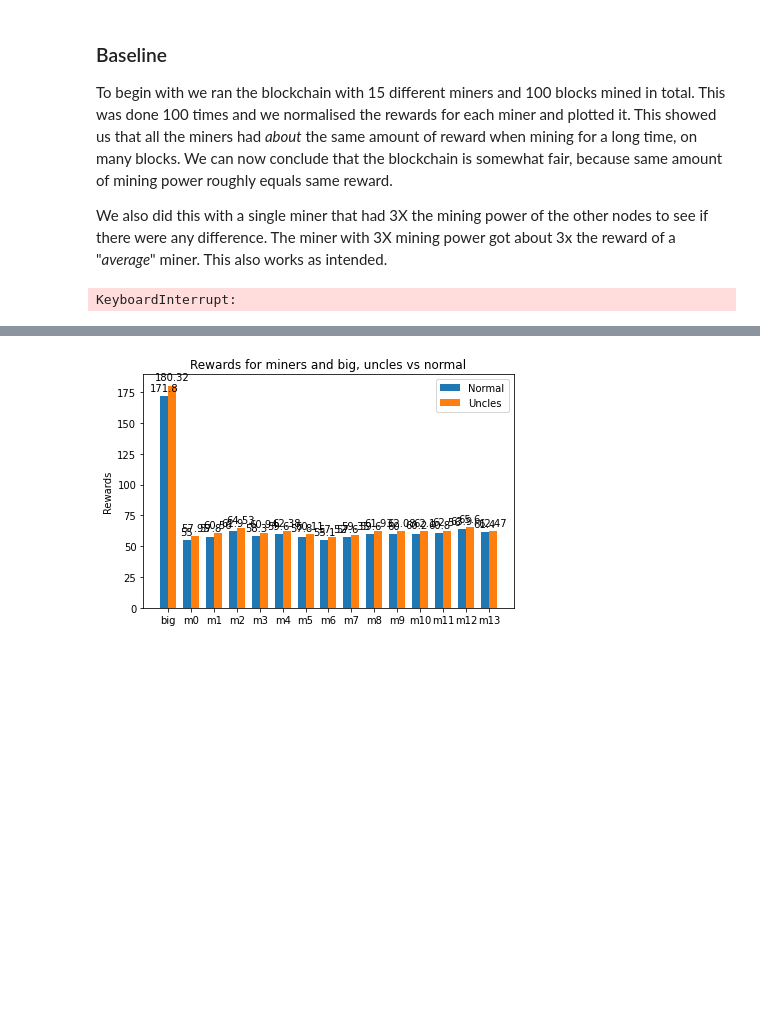
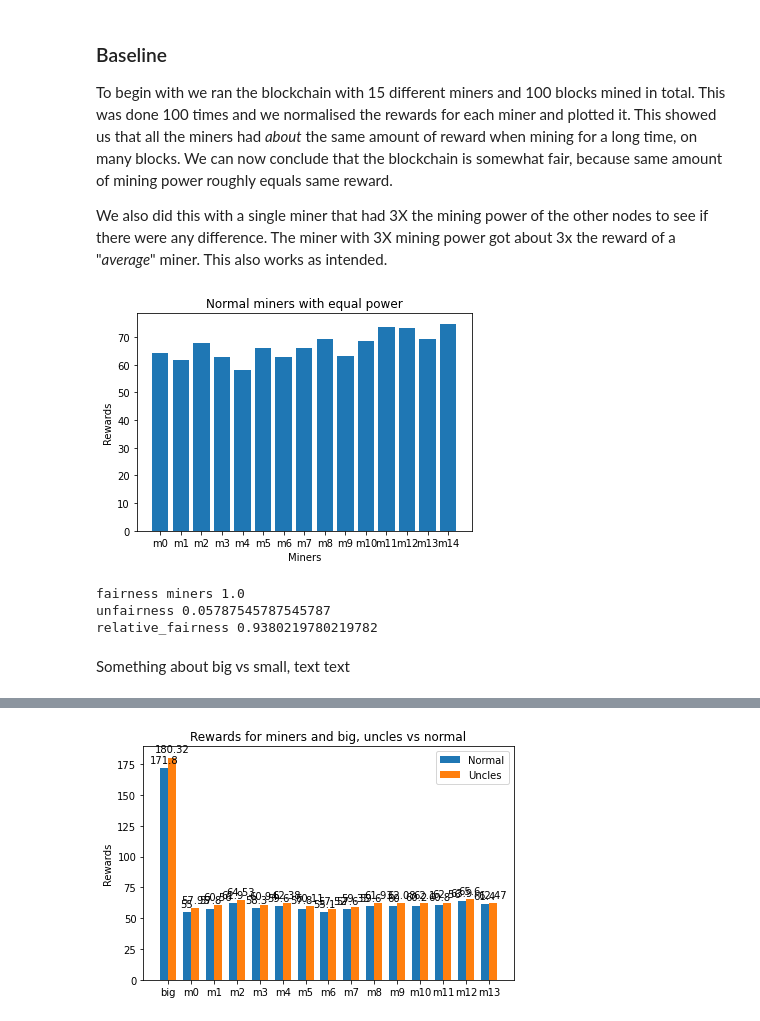
Before and after one commit to Od1nB/ProjectBlockchain, a Jupyter notebook: Project2_Uncles.ipynb, the cells around one changed output, grey strips where cells are left out. Cells and saved outputs as stored; diff of their text form; code cells hidden in the pictures; blank space fills up the shorter version.

```diff
--- a/Project2_Uncles.ipynb
+++ b/Project2_Uncles.ipynb
@@ -438,3 +462,10 @@ def getavg(tests, run_func, **kwargs):
+# %%
+def barplot(vals, names, label, title):
+        plt.bar(names, vals)
+        plt.xlabel(label)
+        plt.ylabel("Rewards")
+        plt.title(title)
+        plt.show()
 # %% [markdown]
 ## Uncle BlockChain
 
@@ -469,10 +500,18 @@ This showed us that all the miners had _about_ the same amount of reward when mi
 
 We also did this with a single miner that had 3X the mining power of the other nodes to see if there were any difference.
 The miner with 3X mining power got about 3x the reward of a "_average_" miner. This also works as intended.
-# %%
-# # Multiple runs to show normal, uncles, normal big and uncle big
-miner_names = ["m"+ str(i) for i in range(15)]
-normal, uncles, _ = getavg(100, run, num_blocks=100,num_miners=15, uncle_reward=3, nephew_reward=2)
-normal_big, uncles_big, _ = getavg(100, run, num_blocks=100,num_miners=14, uncle_reward=3, nephew_reward=2,miners=[30])
-# %% [output]
-KeyboardInterrupt:
+# %%
+normal, uncles, df_fewf = getavg(100, run, num_blocks=100, num_miners=15, uncle_reward=3, nephew_reward=2) # [1,12] forks avg at 4/5 forks each chain
+# %%
+barplot(vals=df_fewf["reward"], names=df_fewf["name"], label="Miners", title="Normal miners with equal power")
+fairness_normal, unfairness_normal, relative_fairness_normal = fairness(df_fewf, reward=10, uncle_reward=0, nephew_reward=0)
+print("fairness miners", np.mean(fairness_normal.tolist()))
+print("unfairness", np.mean(unfairness_normal.tolist()))
+print("relative_fairness", np.mean(relative_fairness_normal.tolist()))
+# %% [output]
+[figure, added]
+fairness miners 1.0
+unfairness 0.05787545787545787
+relative_fairness 0.9380219780219782
+# %% [markdown]
+Something about big vs small, text text
```
Also changed, not shown: parts of 8 cells of this notebook.
